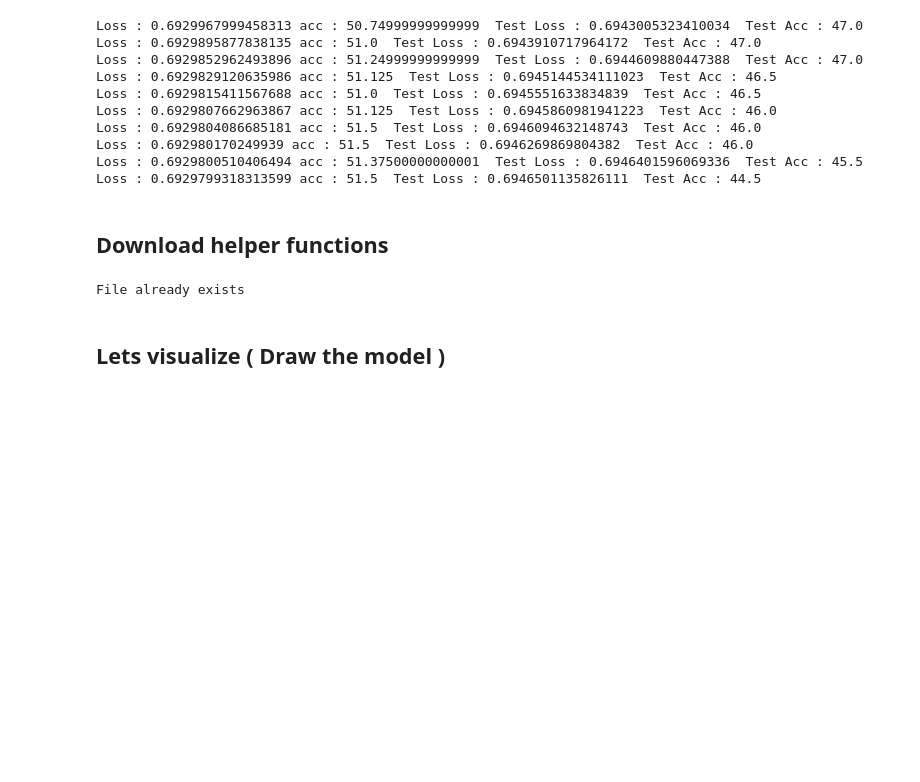
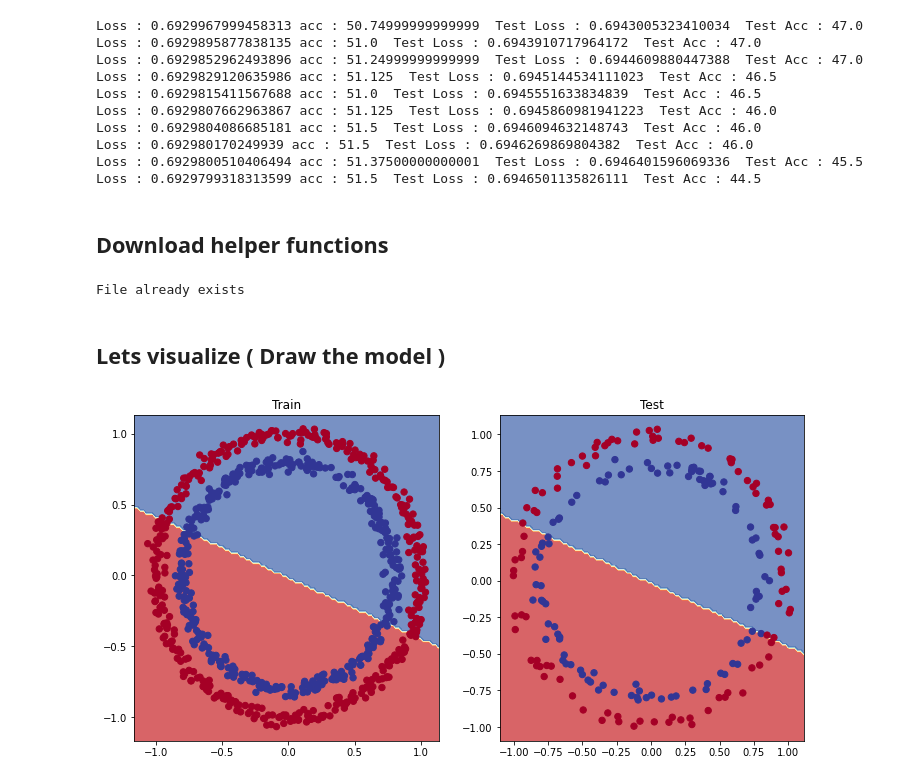
Before and after one commit to Hassan-jr/Deep-Learning, a Jupyter notebook: 02_Pytorch_Neural_Network_Classification.ipynb, the cells around one changed output. Drawn from its saved outputs; the diff is of its cells as text; code cells hidden in the pictures; blank space fills up the shorter version.

```diff
--- a/02_Pytorch_Neural_Network_Classification.ipynb
+++ b/02_Pytorch_Neural_Network_Classification.ipynb
@@ -290,8 +290,10 @@ File already exists
 # %%
 plt.figure(figsize=(12, 6))
 plt.subplot(1, 2, 1)
 plt.title("Train")
-plot_decision_boundary(model_0, X_train, y_train)
+plot_decision_boundary(model_0, x_train, y_train)
 plt.subplot(1, 2, 2)
 plt.title("Test")
-plot_decision_boundary(model_0, X_test, y_test)
+plot_decision_boundary(model_0, x_test, y_test)
+# %% [output]
+[figure, added]
```
Also changed, not shown: parts of 3 cells of this notebook.
